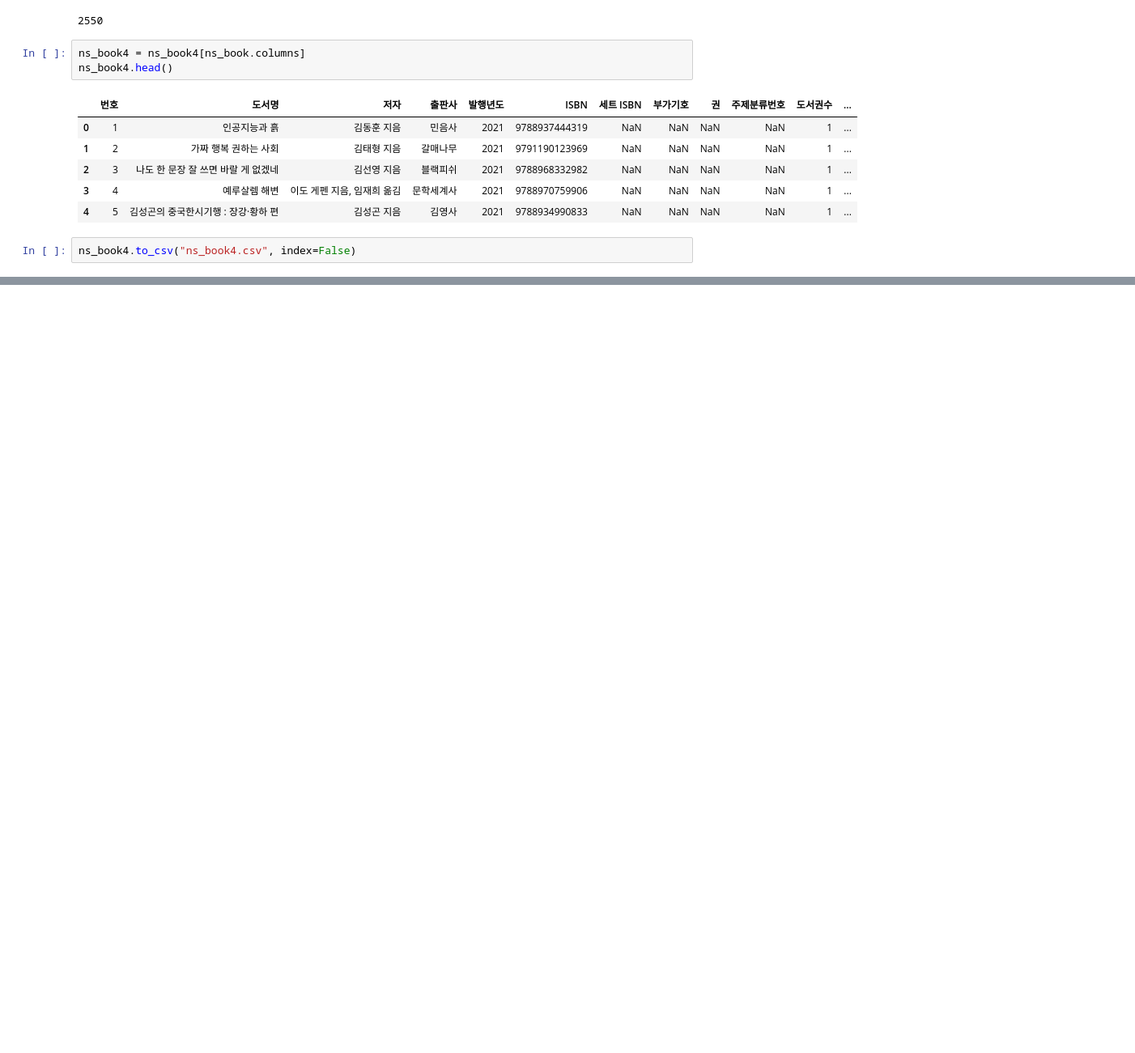
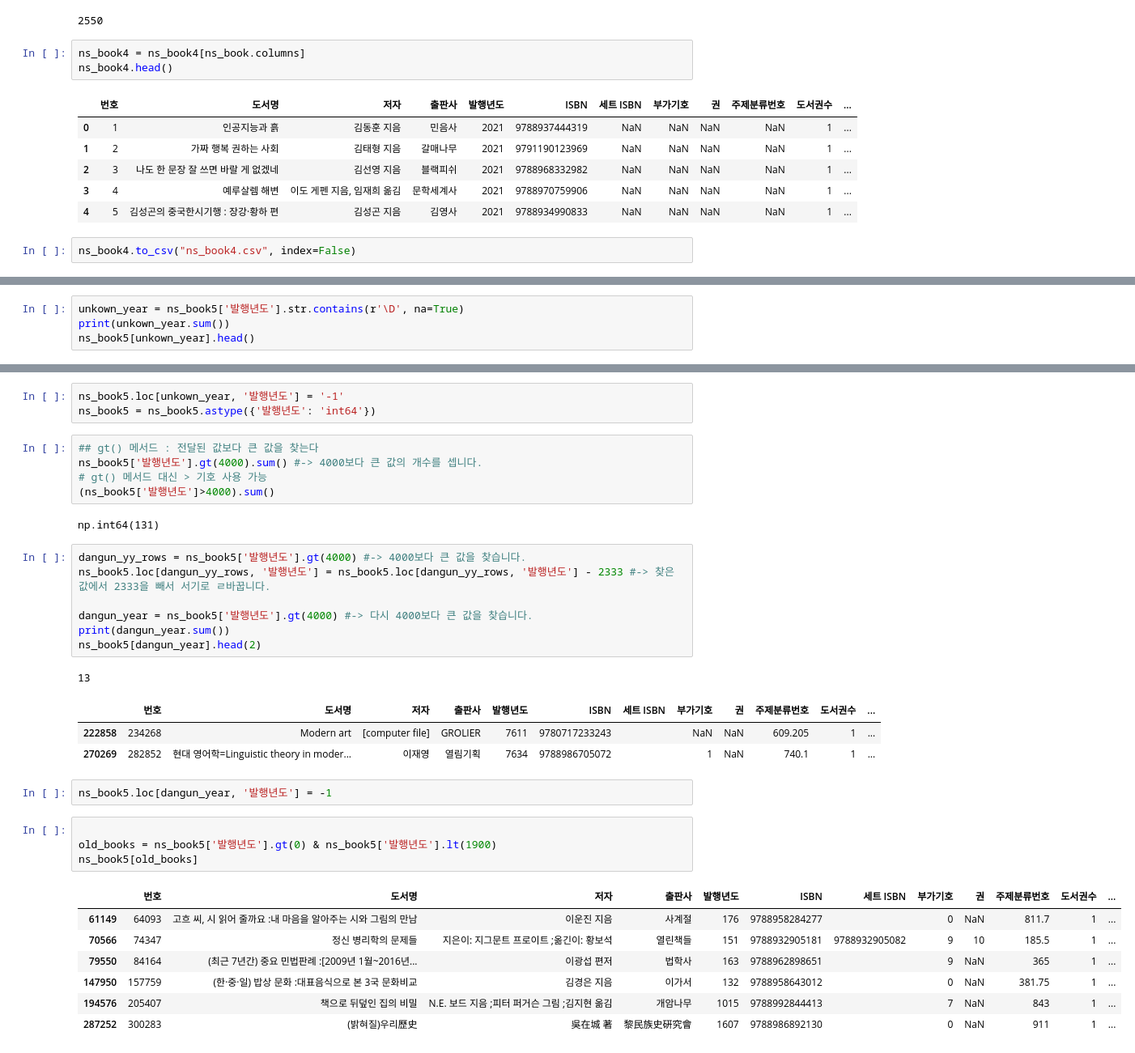
Before and after one commit to sseoh47/kdt_10, a Jupyter notebook: CLASS/EX07_STATISTICS/WORK/D1128_work_박서희.ipynb, the cells around one changed output, grey strips where cells are left out. Shown: that part at 81% size. Drawn from its saved outputs; the diff is of its cells as text; blank space fills up the shorter version.

```diff
--- a/CLASS/EX07_STATISTICS/WORK/D1128_work_박서희.ipynb
+++ b/CLASS/EX07_STATISTICS/WORK/D1128_work_박서희.ipynb
@@ -307,0 +593,4 @@ ns_book4.equals(new_ns_book4)
+# %%
+unkown_year = ns_book5['발행년도'].str.contains(r'\D', na=True)
+print(unkown_year.sum())
+ns_book5[unkown_year].head()
@@ -307,0 +605,36 @@ ns_book4.equals(new_ns_book4)
+# %%
+ns_book5.loc[unkown_year, '발행년도'] = '-1'
+ns_book5 = ns_book5.astype({'발행년도': 'int64'})
+# %%
+## gt() 메서드 : 전달된 값보다 큰 값을 찾는다
+ns_book5['발행년도'].gt(4000).sum() #-> 4000보다 큰 값의 개수를 셉니다.
+# gt() 메서드 대신 > 기호 사용 가능
+(ns_book5['발행년도']>4000).sum()
+# %% [output]
+np.int64(131)
+# %%
+dangun_yy_rows = ns_book5['발행년도'].gt(4000) #-> 4000보다 큰 값을 찾습니다.
+ns_book5.loc[dangun_yy_rows, '발행년도'] = ns_book5.loc[dangun_yy_rows, '발행년도'] - 2333 #-> 찾은 값에서 2333을 빼서 서기로 ㄹ바꿉니다.
+
+dangun_year = ns_book5['발행년도'].gt(4000) #-> 다시 4000보다 큰 값을 찾습니다.
+print(dangun_year.sum())
+ns_book5[dangun_year].head(2)
+# %% [output]
+13
+|  | 번호 | 도서명 | 저자 | 출판사 | 발행년도 | ISBN | 세트 ISBN | 부가기호 | 권 | 주제분류번호 | 도서권수 | ... |
+| 222858 | 234268 | Modern art | [computer file] | GROLIER | 7611 | 9780717233243 |  | NaN | NaN | 609.205 | 1 | ... |
+| 270269 | 282852 | 현대 영어학=Linguistic theory in moder... | 이재영 | 열림기획 | 7634 | 9788986705072 |  | 1 | NaN | 740.1 | 1 | ... |
+# %%
+ns_book5.loc[dangun_year, '발행년도'] = -1
+# %%
+
+old_books = ns_book5['발행년도'].gt(0) & ns_book5['발행년도'].lt(1900)
+ns_book5[old_books]
+# %% [output]
+|  | 번호 | 도서명 | 저자 | 출판사 | 발행년도 | ISBN | 세트 ISBN | 부가기호 | 권 | 주제분류번호 | 도서권수 | ... |
+| 61149 | 64093 | 고흐 씨, 시 읽어 줄까요 :내 마음을 알아주는 시와 그림의 만남 | 이운진 지음 | 사계절 | 176 | 9788958284277 |  | 0 | NaN | 811.7 | 1 | ... |
+| 70566 | 74347 | 정신 병리학의 문제들 | 지은이: 지그문트 프로이트 ;옮긴이: 황보석 | 열린책들 | 151 | 9788932905181 | 9788932905082 | 9 | 10 | 185.5 | 1 | ... |
+| 79550 | 84164 | (최근 7년간) 중요 민법판례 :[2009년 1월~2016년... | 이광섭 편저 | 법학사 | 163 | 9788962898651 |  | 9 | NaN | 365 | 1 | ... |
+| 147950 | 157759 | (한·중·일) 밥상 문화 :대표음식으로 본 3국 문화비교 | 김경은 지음 | 이가서 | 132 | 9788958643012 |  | 0 | NaN | 381.75 | 1 | ... |
+| 194576 | 205407 | 책으로 뒤덮인 집의 비밀 | N.E. 보드 지음 ;피터 퍼거슨 그림 ;김지현 옮김 | 개암나무 | 1015 | 9788992844413 |  | 7 | NaN | 843 | 1 | ... |
+| 287252 | 300283 | (밝혀질)우리歷史 | 吳在城 著 | 黎民族史硏究會 | 1607 | 9788986892130 |  | 0 | NaN | 911 | 1 | ... |
```
Also changed, not shown: parts of 44 cells of this notebook, 2 other files.
